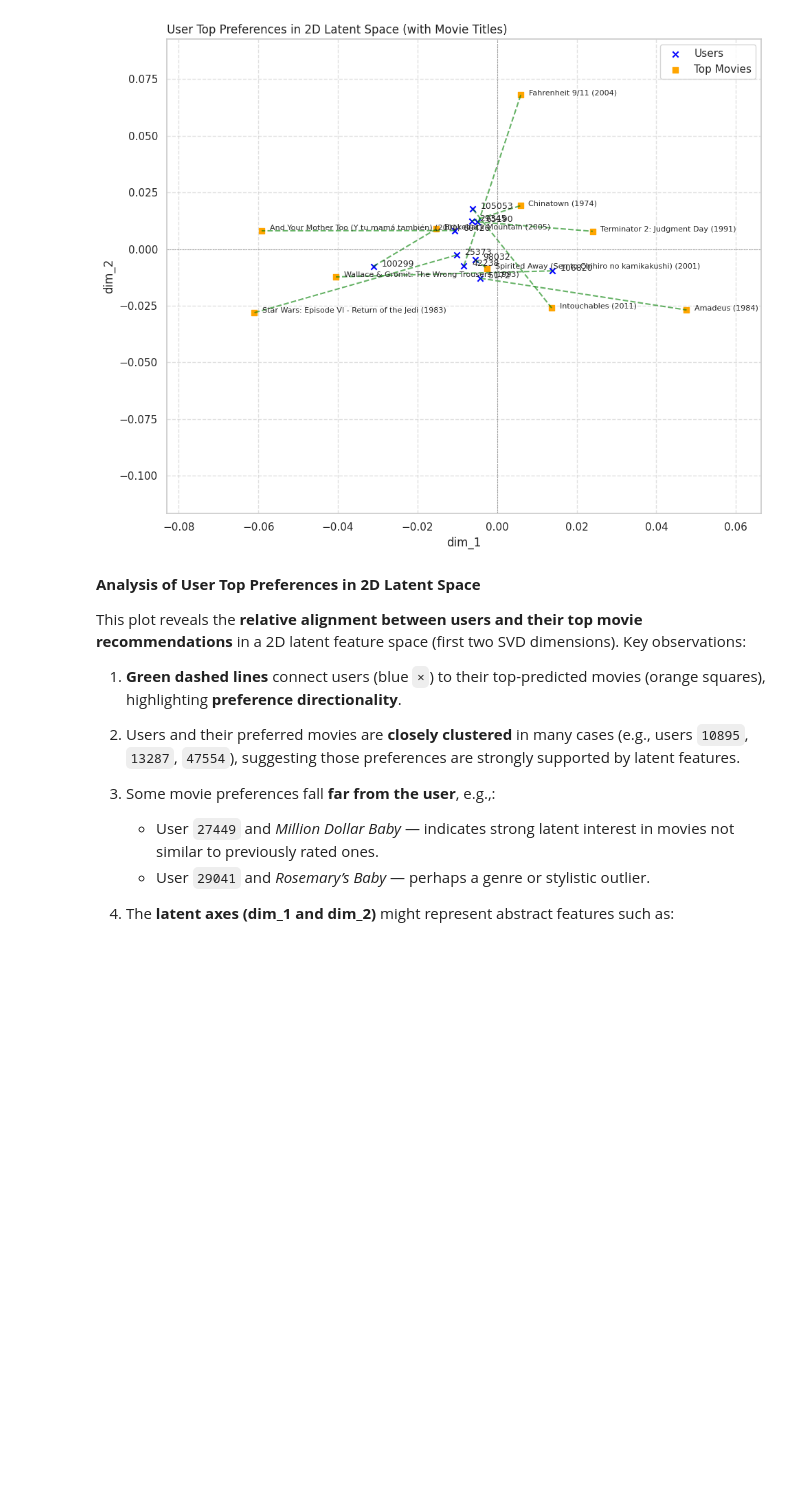
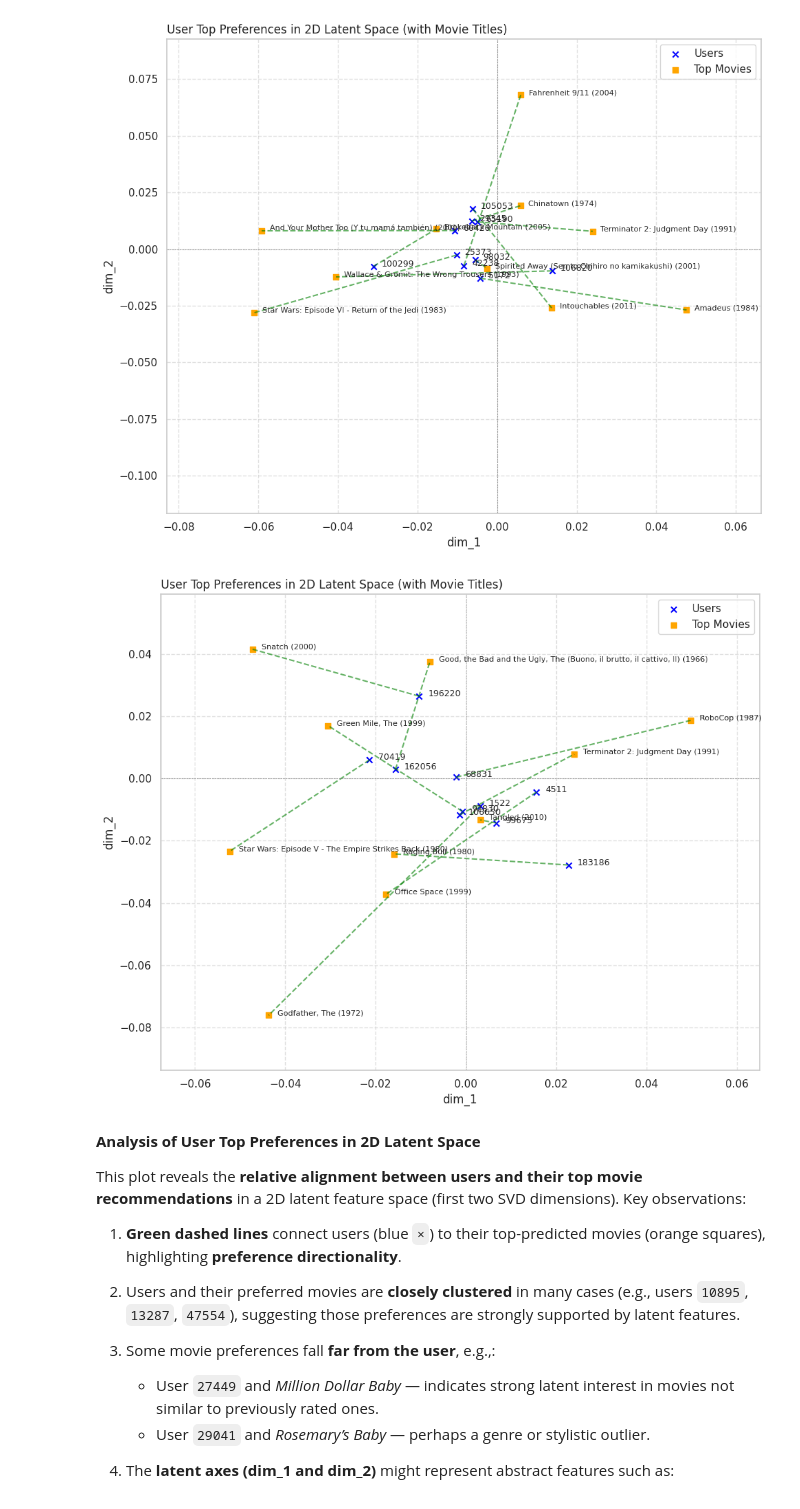
Before and after one commit to hawa1983/DATA-612, a Jupyter notebook: Project_3_3.ipynb, the cells around one changed output. Cells and saved outputs as stored; diff of their text form; code cells hidden in the pictures; blank space fills up the shorter version.

```diff
--- a/Project_3_3.ipynb
+++ b/Project_3_3.ipynb
@@ -928,6 +939,76 @@ plt.tight_layout()
 plt.show()
 # %% [output]
 [figure]
+# %%
+import numpy as np
+import pandas as pd
+import matplotlib.pyplot as plt
+
+# Step 1: Reconstruct predicted ratings matrix
+sigma_diag = np.diag(sigma)
+predicted_centered = np.dot(np.dot(U, sigma_diag), Vt)
+user_means_array = user_means.values.reshape(-1, 1)
+predicted_ratings = predicted_centered + user_means_array
+predicted_df = pd.DataFrame(predicted_ratings, index=best_matrix.index, columns=best_matrix.columns)
+
+# Step 2: Latent positions
+dim_1, dim_2 = 0, 1
+user_latent_2d = pd.DataFrame(U[:, [dim_1, dim_2]], index=user_means.index, columns=['dim_1', 'dim_2'])
+movie_latent_2d = pd.DataFrame(Vt[[dim_1, dim_2], :].T, index=best_matrix.columns, columns=['dim_1', 'dim_2'])
+
+# Step 3: Sample users and get top movie recommendations
+sample_users = user_latent_2d.sample(n=10, random_state=123)
+top_preferences = []
+
+for user_id in sample_users.index:
+    top_movie_id = predicted_df.loc[user_id].sort_values(ascending=False).index[0]
+    top_preferences.append((user_id, top_movie_id))
+
+# Step 4: Prepare movie labels
+selected_movies = [m for _, m in top_preferences]
+sample_movies = movie_latent_2d.loc[selected_movies]
+movie_titles_map = movies.set_index('movieId')['title'].to_dict()
+movie_titles = [movie_titles_map[mid] if mid in movie_titles_map else str(mid) for mid in selected_movies]
+
+# Step 5: Plot
+plt.figure(figsize=(10, 8))
+
+# Plot users
+plt.scatter(sample_users['dim_1'], sample_users['dim_2'], color='blue', label='Users', marker='x')
+for idx, row in sample_users.iterrows():
+    plt.text(row['dim_1'] + 0.002, row['dim_2'], str(idx), fontsize=9)
+
+# Plot movies
+plt.scatter(sample_movies['dim_1'], sample_movies['dim_2'], color='orange', label='Top Movies', marker='s')
+for title, (idx, row) in zip(movie_titles, sample_movies.iterrows()):
+    plt.text(row['dim_1'] + 0.002, row['dim_2'], title, fontsize=8)
+
+# Draw preference lines
+for user_id, movie_id in top_preferences:
+    u = sample_users.loc[user_id]
+    if movie_id in movie_latent_2d.index:
+        m = movie_latent_2d.loc[movie_id]
+        plt.plot([u['dim_1'], m['dim_1']], [u['dim_2'], m['dim_2']], color='green', linestyle='--', alpha=0.6)
+
+# Adjust axis limits to buffer both users and movies
+all_x = pd.concat([sample_users['dim_1'], sample_movies['dim_1']])
+all_y = pd.concat([sample_users['dim_2'], sample_movies['dim_2']])
+x_buffer = (all_x.max() - all_x.min()) * 0.15
+y_buffer = (all_y.max() - all_y.min()) * 0.15
+plt.xlim(all_x.min() - x_buffer, all_x.max() + x_buffer)
+plt.ylim(all_y.min() - y_buffer, all_y.max() + y_buffer)
+
+plt.axhline(0, color='gray', linestyle='--', linewidth=0.5)
+plt.axvline(0, color='gray', linestyle='--', linewidth=0.5)
+plt.xlabel("dim_1")
+plt.ylabel("dim_2")
+plt.title("User Top Preferences in 2D Latent Space (with Movie Titles)", loc='left')
+plt.grid(True, linestyle='--', alpha=0.6)
+plt.legend()
+plt.tight_layout()
+plt.show()
+# %% [output]
+[figure, added]
 # %% [markdown]
 **Analysis of User Top Preferences in 2D Latent Space**
 
```
Also changed, not shown: parts of 11 cells of this notebook.
